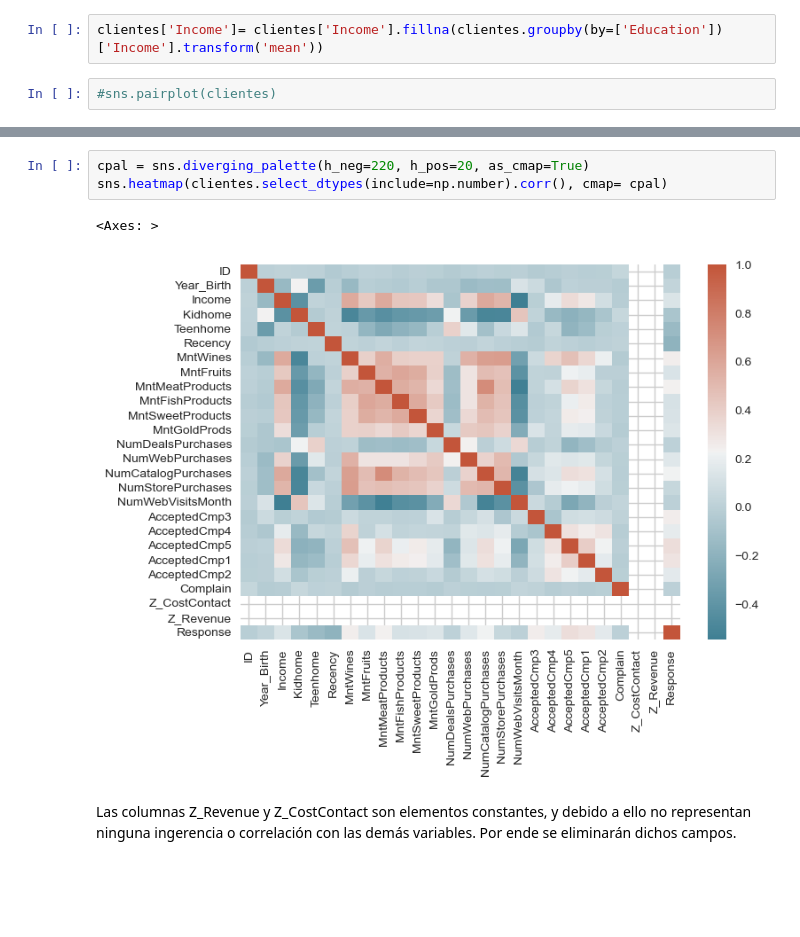
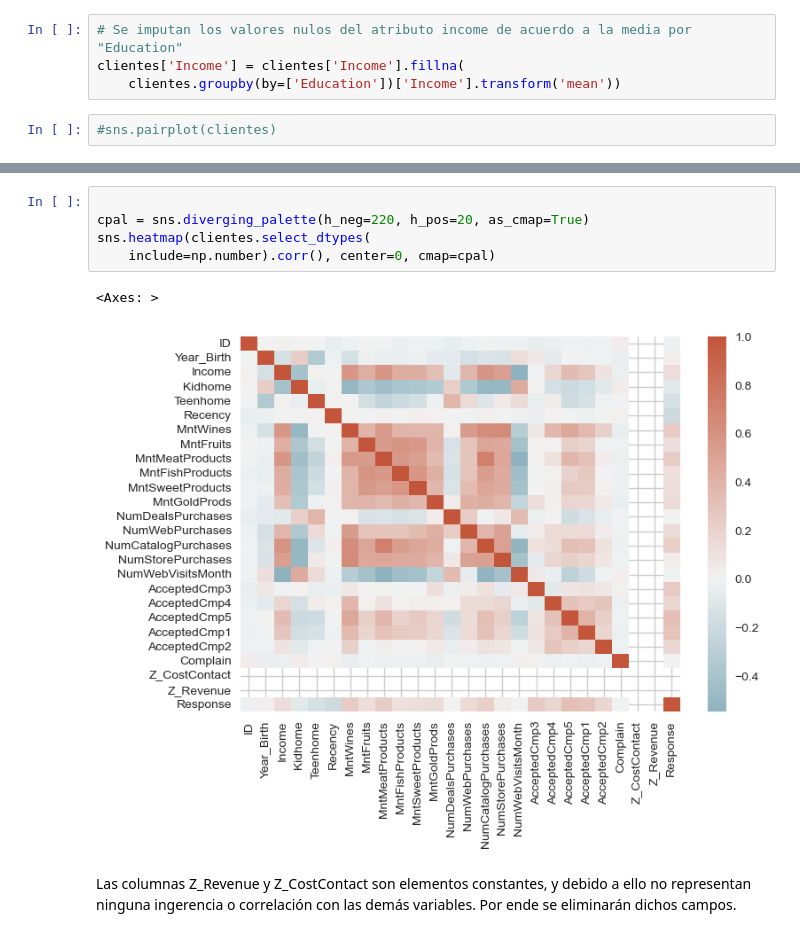
Before and after one commit to lhgjose/proyecto_agrupacion_clientes, a Jupyter notebook: notebooks/agrupacion_clientes.ipynb, the cells around one changed output, grey strips where cells are left out. Cells and saved outputs as stored; diff of their text form; blank space fills up the shorter version.

Commit message:
Se agregan comentarios y se modifica el codigo de acuerdo al PEP8

```diff
--- a/notebooks/agrupacion_clientes.ipynb
+++ b/notebooks/agrupacion_clientes.ipynb
@@ -72,4 +127,6 @@ clientes[clientes.isna().any(axis = 1)]
 # %%
-clientes['Income']= clientes['Income'].fillna(clientes.groupby(by=['Education'])['Income'].transform('mean'))
+# Se imputan los valores nulos del atributo income de acuerdo a la media por "Education"
+clientes['Income'] = clientes['Income'].fillna(
+    clientes.groupby(by=['Education'])['Income'].transform('mean'))
 # %%
 #sns.pairplot(clientes)
@@ -76,9 +137,11 @@ clientes['Income']= clientes['Income'].fillna(clientes.groupby(by=['Education'])
 # %%
+
 cpal = sns.diverging_palette(h_neg=220, h_pos=20, as_cmap=True)
-sns.heatmap(clientes.select_dtypes(include=np.number).corr(), cmap= cpal)
+sns.heatmap(clientes.select_dtypes(
+    include=np.number).corr(), center=0, cmap=cpal)
 # %% [output]
 <Axes: >
-[figure, old version]
+[figure, new version]
 # %% [markdown]
 Las columnas Z_Revenue y Z_CostContact son elementos constantes, y debido a ello no representan ninguna ingerencia o correlación con las demás variables. Por ende se eliminarán dichos campos.
 # %%
```
Also changed, not shown: parts of 28 cells of this notebook.
